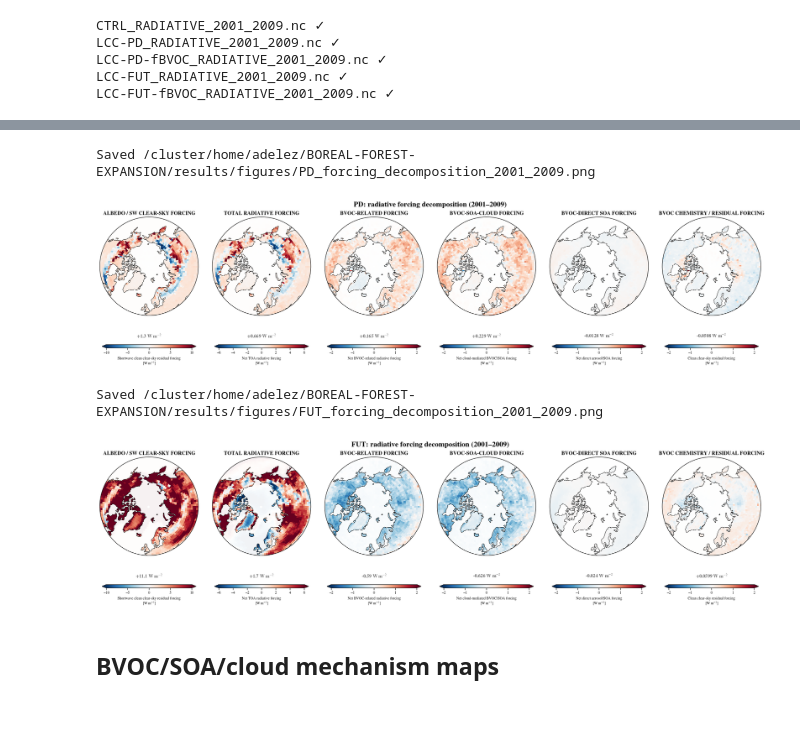
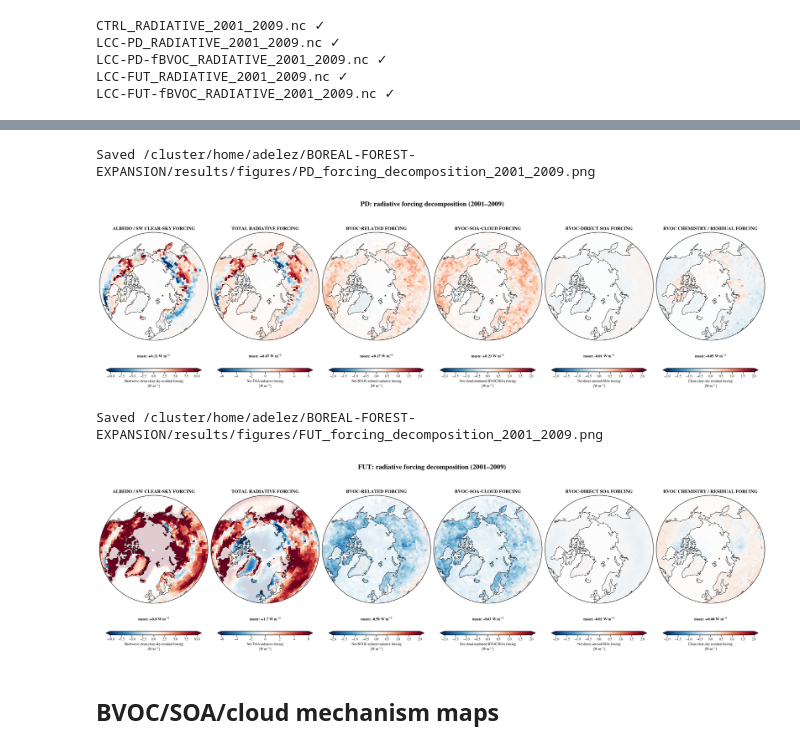
Before and after one commit to adelezaini/boreal-forest-expansion, a Jupyter notebook: analysis/forcing_maps.ipynb, the cells around one changed output, grey strips where cells are left out. Cells and saved outputs as stored; diff of their text form; code cells hidden in the pictures; blank space fills up the shorter version.

Commit message:
final figures for the EGU poster

```diff
--- a/analysis/forcing_maps.ipynb
+++ b/analysis/forcing_maps.ipynb
@@ -134,15 +80,19 @@ gw min/max: 0.00013669500753099584 0.033063369317308286
 # %%
 fig, axes = make_forcing_summary_figure(
     experiment="PD",
     start_year=START_YEAR,
     end_year=END_YEAR,
     extent_lat=45,
     mean_lat_min=45,
     save=True,
+    add_cbar=True,
+    shade_ocean=True,
+    ocean_alpha=0.8,
+    ocean_facecolor="white",
 )
 # %% [output]
 Saved /cluster/home/adelez/BOREAL-FOREST-EXPANSION/results/figures/PD_forcing_decomposition_2001_2009.png
-[figure, old version]
+[figure, new version]
 # %%
 fig, axes = make_forcing_summary_figure(
     experiment="FUT",
@@ -151,10 +101,14 @@ fig, axes = make_forcing_summary_figure(
     extent_lat=45,
     mean_lat_min=45,
     save=True,
+    add_cbar=True,
+    shade_ocean=True,
+    ocean_alpha=0.8,
+    ocean_facecolor="white",
 )
 # %% [output]
 Saved /cluster/home/adelez/BOREAL-FOREST-EXPANSION/results/figures/FUT_forcing_decomposition_2001_2009.png
-[figure, old version]
+[figure, new version]
 # %% [markdown]
 ## BVOC/SOA/cloud mechanism maps
 # %%
```
Also changed, not shown: parts of 5 cells of this notebook, 11 other files.
